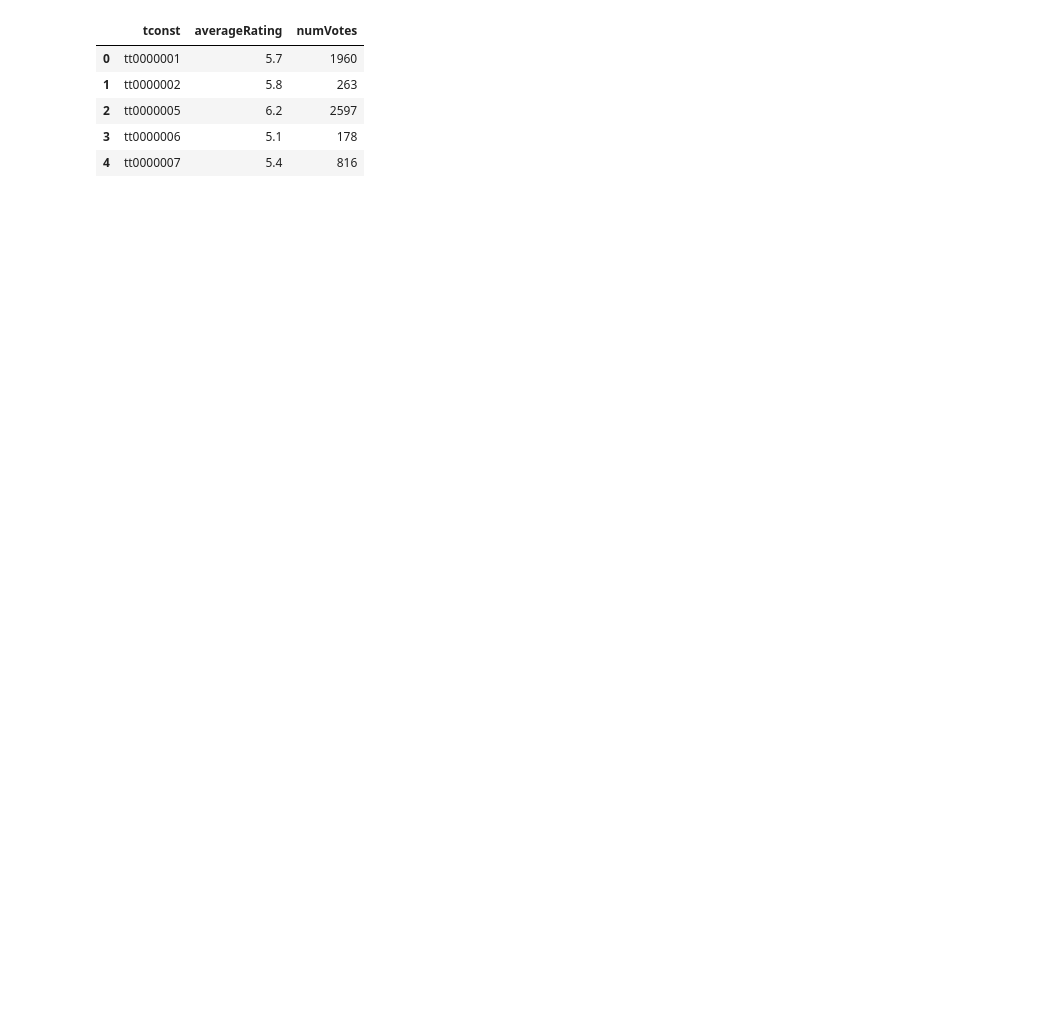
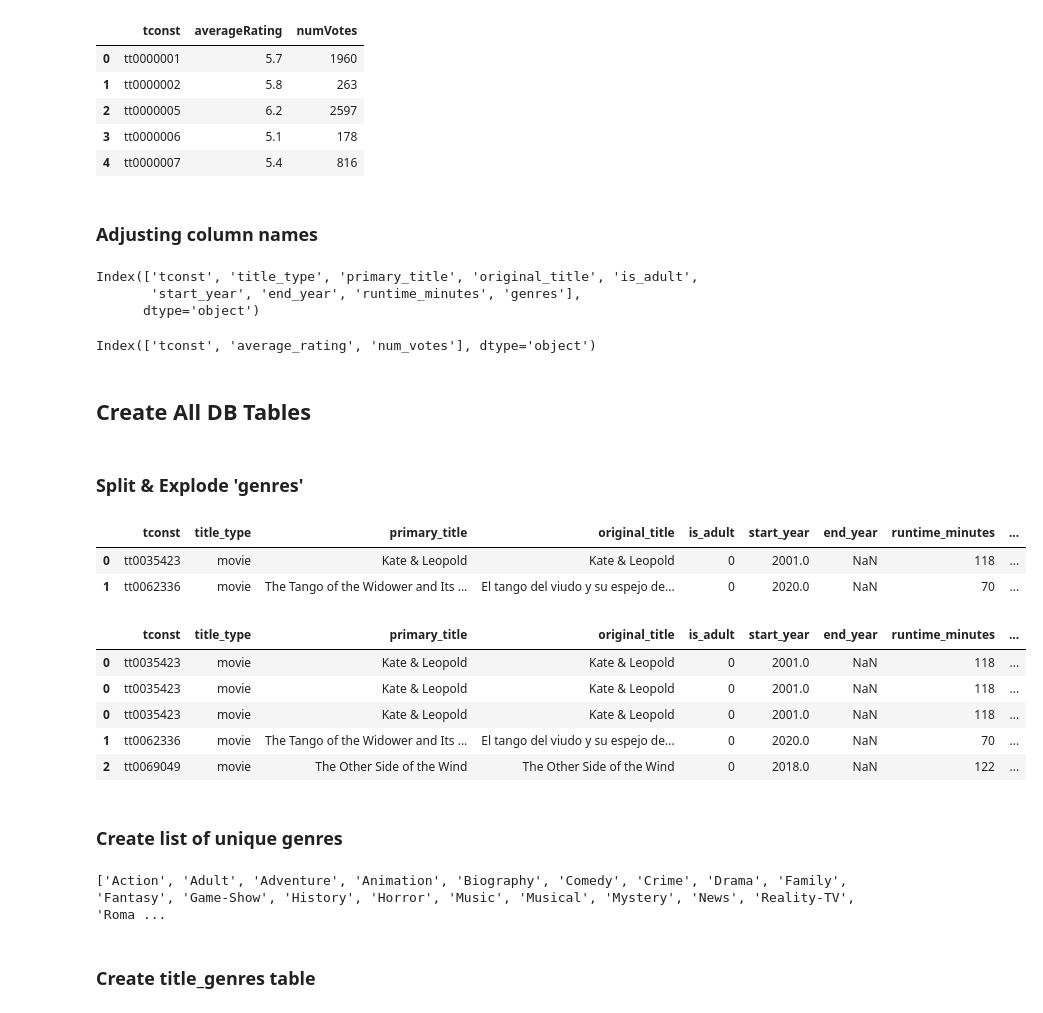
Before and after one commit to CRPeace/Movie_Data_API_Stats_Analysis, a Jupyter notebook: C.Peace_Project 3_Part_3_MYSQL_DB.ipynb, the cells around one changed output. Cells and saved outputs as stored; diff of their text form; code cells hidden in the pictures; blank space fills up the shorter version.

```diff
--- a/C.Peace_Project 3_Part_3_MYSQL_DB.ipynb
+++ b/C.Peace_Project 3_Part_3_MYSQL_DB.ipynb
@@ -110,3 +115,69 @@ display(basics.head(), ratings.head())
 | 2 | tt0000005 | 6.2 | 2597 |
 | 3 | tt0000006 | 5.1 | 178 |
 | 4 | tt0000007 | 5.4 | 816 |
+# %% [markdown]
+### Adjusting column names
+# %%
+# adjusting column names to snake_case
+def column_fixer(columns):
+    new_columns = []
+    for col in columns:
+        new_col = ''
+        for i in col:
+            if i.isupper():
+                new_col += '_' + i.lower()
+            else:
+                new_col += i
+        new_columns.append(new_col)
+    return new_columns
+
+# using function
+basics.columns = column_fixer(basics.columns)
+ratings.columns = column_fixer(ratings.columns)
+
+# confirming
+display(basics.columns, ratings.columns)
+# %% [output]
+Index(['tconst', 'title_type', 'primary_title', 'original_title', 'is_adult',
+       'start_year', 'end_year', 'runtime_minutes', 'genres'],
+      dtype='object')
+Index(['tconst', 'average_rating', 'num_votes'], dtype='object')
+# %% [markdown]
+## Create All DB Tables
+# %% [markdown]
+### Split & Explode 'genres'
+# %%
+# creating a separate column with a list of genres
+basics['genres_split'] = basics['genres'].str.split(',')
+
+# confirming
+basics.head(2)
+# %% [output]
+|  | tconst | title_type | primary_title | original_title | is_adult | start_year | end_year | runtime_minutes | ... |
+| 0 | tt0035423 | movie | Kate & Leopold | Kate & Leopold | 0 | 2001.0 | NaN | 118 | ... |
+| 1 | tt0062336 | movie | The Tango of the Widower and Its ... | El tango del viudo y su espejo de... | 0 | 2020.0 | NaN | 70 | ... |
+# %%
+# exploding genres_split
+exploded_genres = basics.explode('genres_split')
+
+# checking the new df
+exploded_genres.head()
+# %% [output]
+|  | tconst | title_type | primary_title | original_title | is_adult | start_year | end_year | runtime_minutes | ... |
+| 0 | tt0035423 | movie | Kate & Leopold | Kate & Leopold | 0 | 2001.0 | NaN | 118 | ... |
+| 0 | tt0035423 | movie | Kate & Leopold | Kate & Leopold | 0 | 2001.0 | NaN | 118 | ... |
+| 0 | tt0035423 | movie | Kate & Leopold | Kate & Leopold | 0 | 2001.0 | NaN | 118 | ... |
+| 1 | tt0062336 | movie | The Tango of the Widower and Its ... | El tango del viudo y su espejo de... | 0 | 2020.0 | NaN | 70 | ... |
+| 2 | tt0069049 | movie | The Other Side of the Wind | The Other Side of the Wind | 0 | 2018.0 | NaN | 122 | ... |
+# %% [markdown]
+### Create list of unique genres
+# %%
+# save a list of unique genres
+genre_list = sorted(exploded_genres['genres_split'].unique())
+
+# checking
+print(genre_list)
+# %% [output]
+['Action', 'Adult', 'Adventure', 'Animation', 'Biography', 'Comedy', 'Crime', 'Drama', 'Family', 'Fantasy', 'Game-Show', 'History', 'Horror', 'Music', 'Musical', 'Mystery', 'News', 'Reality-TV', 'Roma ...
+# %% [markdown]
+### Create title_genres table
```
Also changed, not shown: parts of 41 cells of this notebook, 4 other files.
